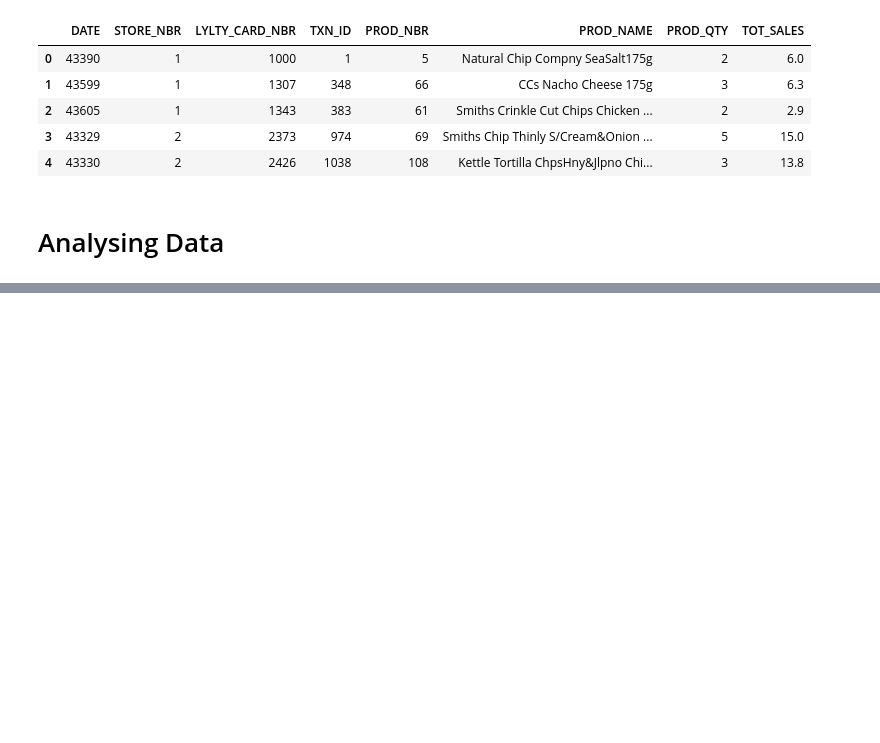
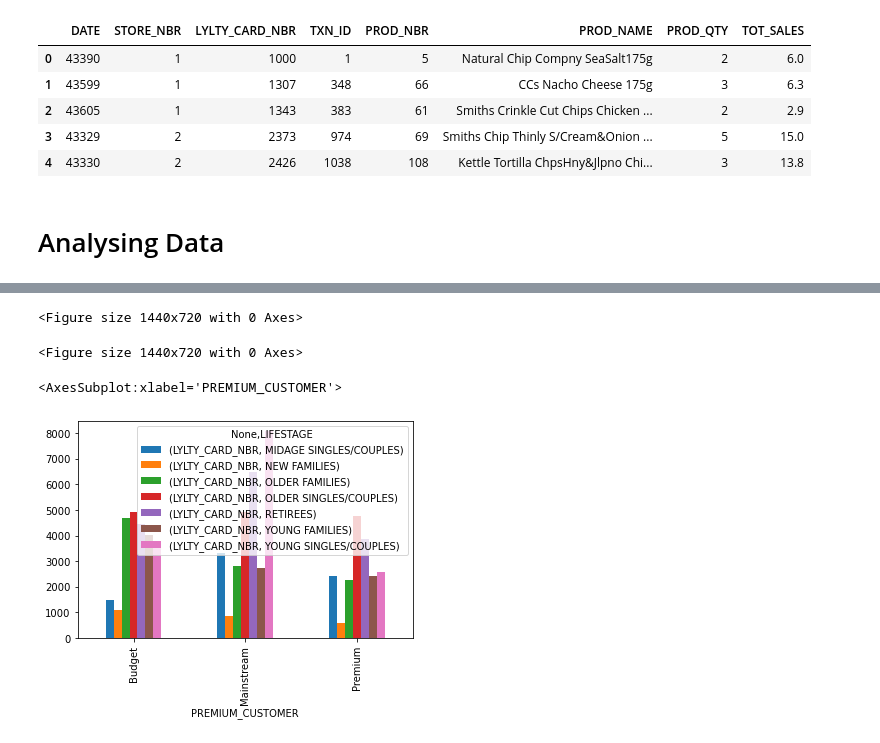
Before and after one commit to azminewasi/Forage-Virtual-Internship-Projects, a Jupyter notebook: Quantum - Data Analytics/T1 Data preparation and customer analytics/analysis.ipynb, the cells around one changed output, grey strips where cells are left out. Drawn from its saved outputs; the diff is of its cells as text; code cells hidden in the pictures; blank space fills up the shorter version.

```diff
--- a/Quantum - Data Analytics/T1 Data preparation and customer analytics/analysis.ipynb
+++ b/Quantum - Data Analytics/T1 Data preparation and customer analytics/analysis.ipynb
@@ -39,0 +47,12 @@ plt.show()
+# %%
+from matplotlib.pyplot import figure
+figure(figsize=(16, 8), dpi=90)
+# %% [output]
+<Figure size 1440x720 with 0 Axes>
+<Figure size 1440x720 with 0 Axes>
+# %%
+
+purchase_behaviour.groupby(["LIFESTAGE","PREMIUM_CUSTOMER"]).count().unstack(0).plot.bar()
+# %% [output]
+<AxesSubplot:xlabel='PREMIUM_CUSTOMER'>
+[figure, added]
```
Also changed, not shown: parts of 4 cells of this notebook.
